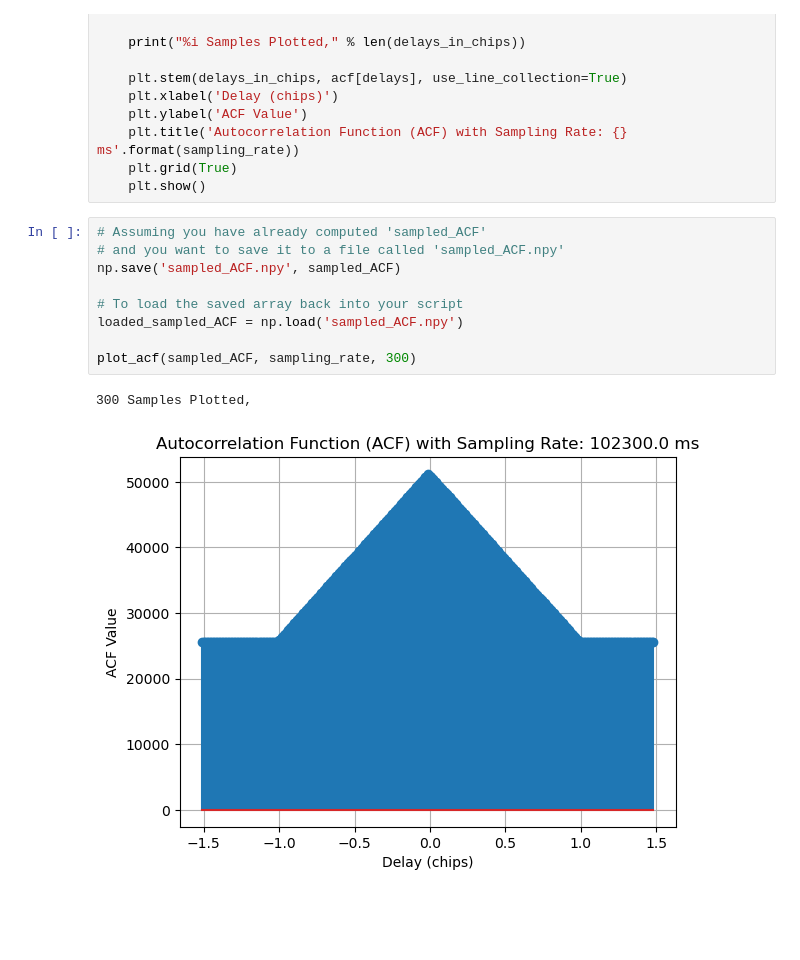
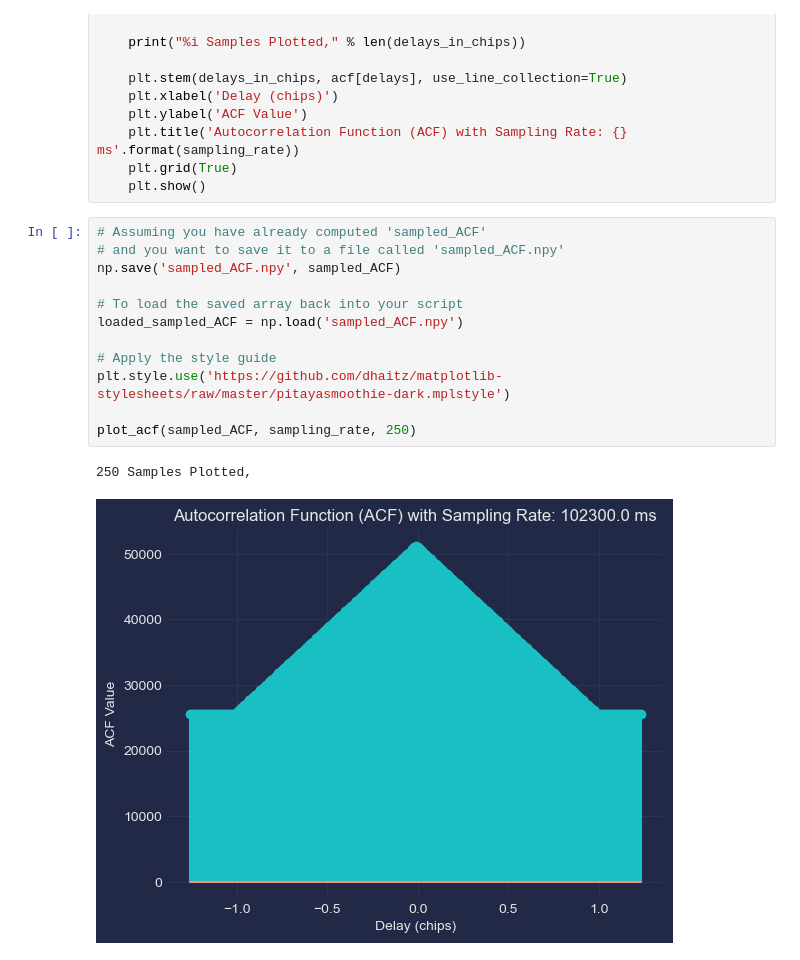
Before and after one commit to lbednarz/Coasing-Problem, a Jupyter notebook: acf_sampling.ipynb, the cells around one changed output. Saved outputs shown, nothing was run; the diff lists cells and outputs as text; blank space fills up the shorter version.

Commit message:
prettied plots

```diff
--- a/acf_sampling.ipynb
+++ b/acf_sampling.ipynb
@@ -59,12 +59,15 @@ def plot_acf(acf, sampling_rate, samples_around_peak=100):
 # %%
 # Assuming you have already computed 'sampled_ACF'
 # and you want to save it to a file called 'sampled_ACF.npy'
 np.save('sampled_ACF.npy', sampled_ACF)
 
 # To load the saved array back into your script
 loaded_sampled_ACF = np.load('sampled_ACF.npy')
 
-plot_acf(sampled_ACF, sampling_rate, 300)
+# Apply the style guide
+plt.style.use('https://github.com/dhaitz/matplotlib-stylesheets/raw/master/pitayasmoothie-dark.mplstyle')
+
+plot_acf(sampled_ACF, sampling_rate, 250)
 # %% [output]
-300 Samples Plotted,
+250 Samples Plotted,
-[figure, old version]
+[figure, new version]
```
Also changed, not shown: parts of 3 cells of this notebook.
